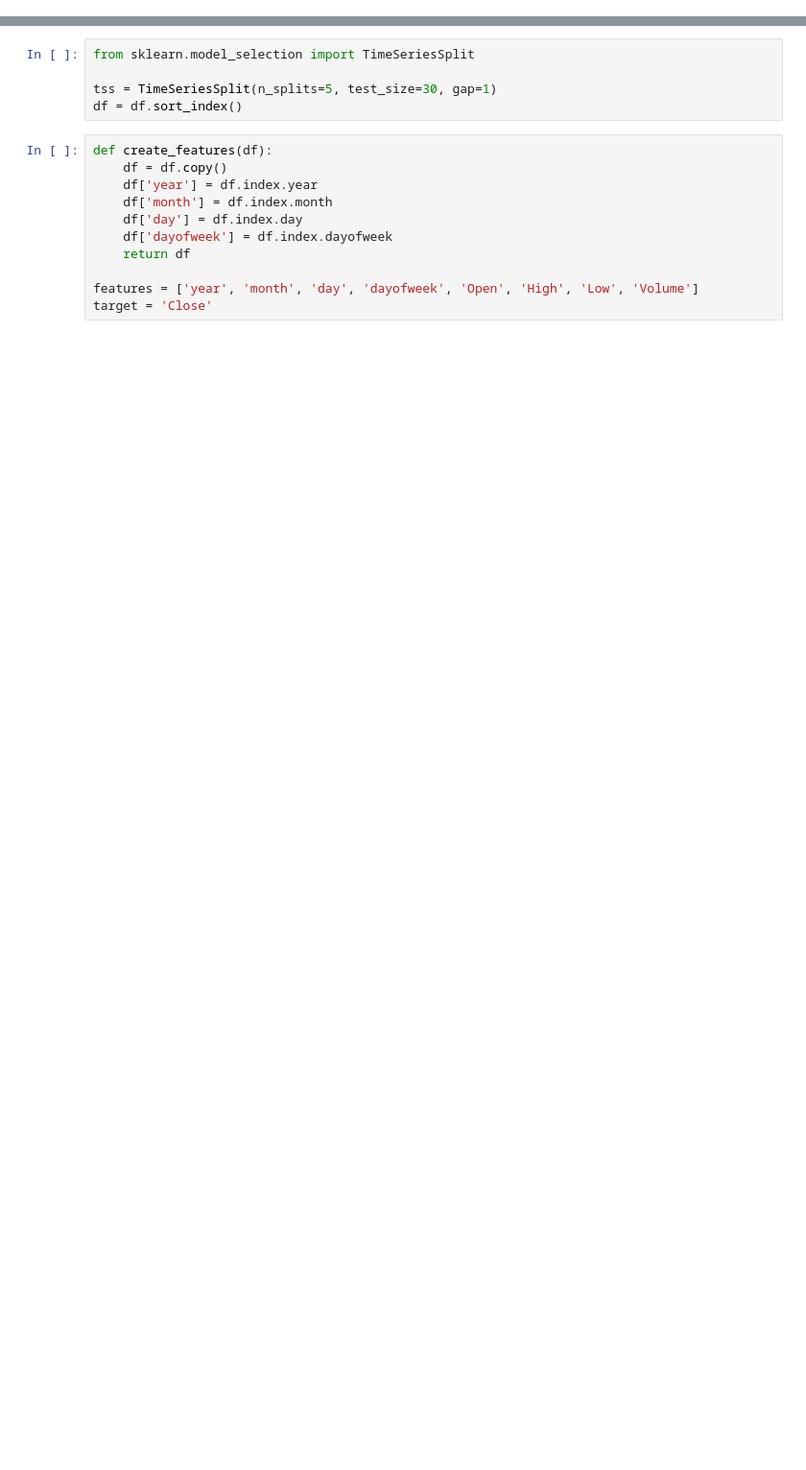
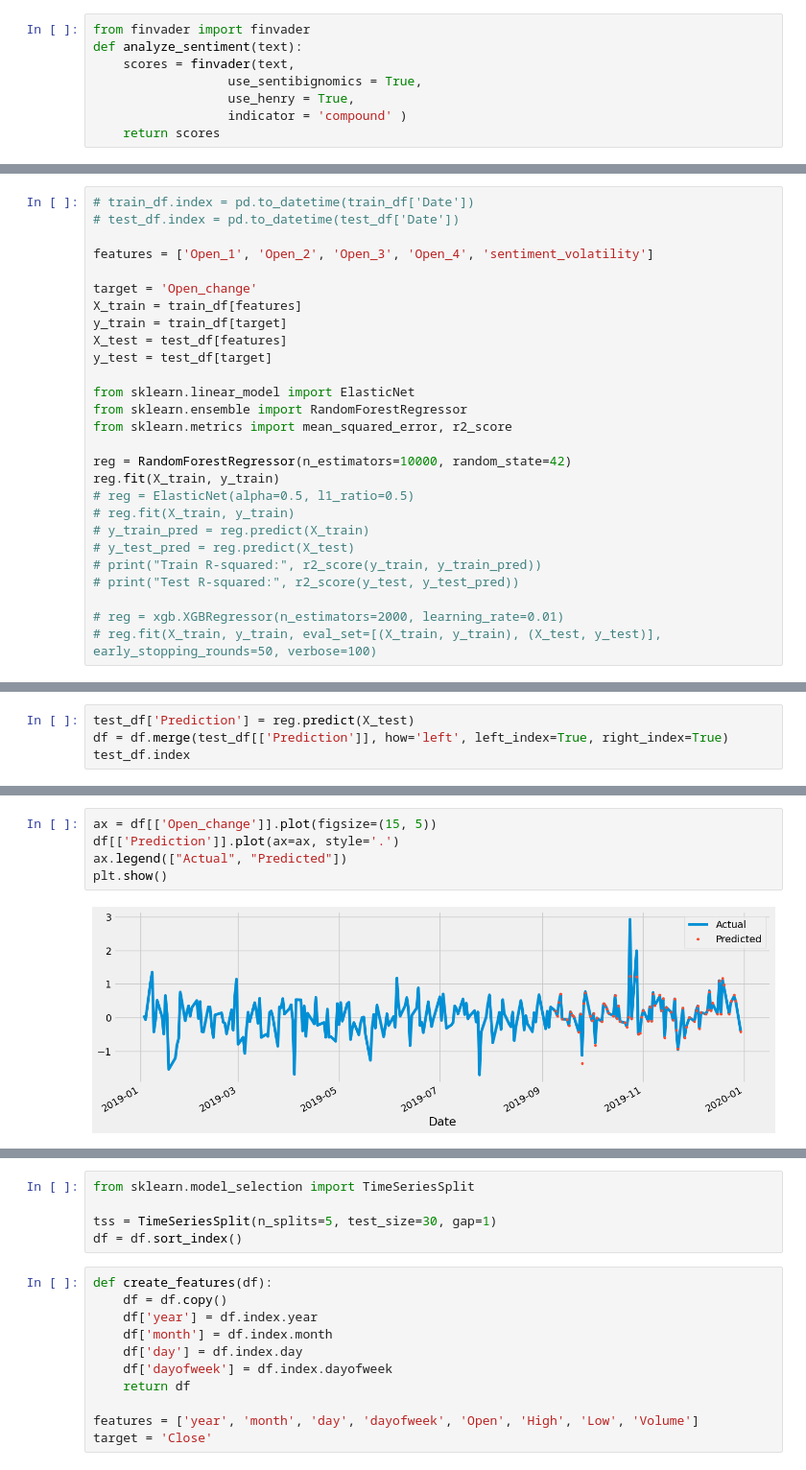
Before and after one commit to pvpswaghd/stock-sentiment-prediction, a Jupyter notebook: xgboost.ipynb, the cells around one changed output, grey strips where cells are left out. Shown: that part at 96% size. Cells and saved outputs as stored; diff of their text form; blank space fills up the shorter version.

```diff
--- a/xgboost.ipynb
+++ b/xgboost.ipynb
@@ -25,0 +32,8 @@ DatetimeIndex(['2019-01-02', '2019-01-03', '2019-01-04', '2019-01-07',
+# %%
+from finvader import finvader
+def analyze_sentiment(text):
+    scores = finvader(text,
+                  use_sentibignomics = True,
+                  use_henry = True,
+                  indicator = 'compound' )
+    return scores
@@ -35,0 +186,27 @@ DatetimeIndex(['2019-01-02', '2019-01-03', '2019-01-04', '2019-01-07',
+# %%
+# train_df.index = pd.to_datetime(train_df['Date'])
+# test_df.index = pd.to_datetime(test_df['Date'])
+
+features = ['Open_1', 'Open_2', 'Open_3', 'Open_4', 'sentiment_volatility']
+
+target = 'Open_change'
+X_train = train_df[features]
+y_train = train_df[target]
+X_test = test_df[features]
+y_test = test_df[target]
+
+from sklearn.linear_model import ElasticNet
+from sklearn.ensemble import RandomForestRegressor
+from sklearn.metrics import mean_squared_error, r2_score
+
+reg = RandomForestRegressor(n_estimators=10000, random_state=42)
+reg.fit(X_train, y_train)
+# reg = ElasticNet(alpha=0.5, l1_ratio=0.5)
+# reg.fit(X_train, y_train)
+# y_train_pred = reg.predict(X_train)
+# y_test_pred = reg.predict(X_test)
+# print("Train R-squared:", r2_score(y_train, y_train_pred))
+# print("Test R-squared:", r2_score(y_test, y_test_pred))
+
+# reg = xgb.XGBRegressor(n_estimators=2000, learning_rate=0.01)
+# reg.fit(X_train, y_train, eval_set=[(X_train, y_train), (X_test, y_test)], early_stopping_rounds=50, verbose=100)
@@ -35,0 +218,4 @@ DatetimeIndex(['2019-01-02', '2019-01-03', '2019-01-04', '2019-01-07',
+# %%
+test_df['Prediction'] = reg.predict(X_test)
+df = df.merge(test_df[['Prediction']], how='left', left_index=True, right_index=True)
+test_df.index
@@ -35,0 +266,7 @@ DatetimeIndex(['2019-01-02', '2019-01-03', '2019-01-04', '2019-01-07',
+# %%
+ax = df[['Open_change']].plot(figsize=(15, 5))
+df[['Prediction']].plot(ax=ax, style='.')
+ax.legend(["Actual", "Predicted"])
+plt.show()
+# %% [output]
+[figure, added]
```
Also changed, not shown: parts of 24 cells of this notebook, 3 other files.
